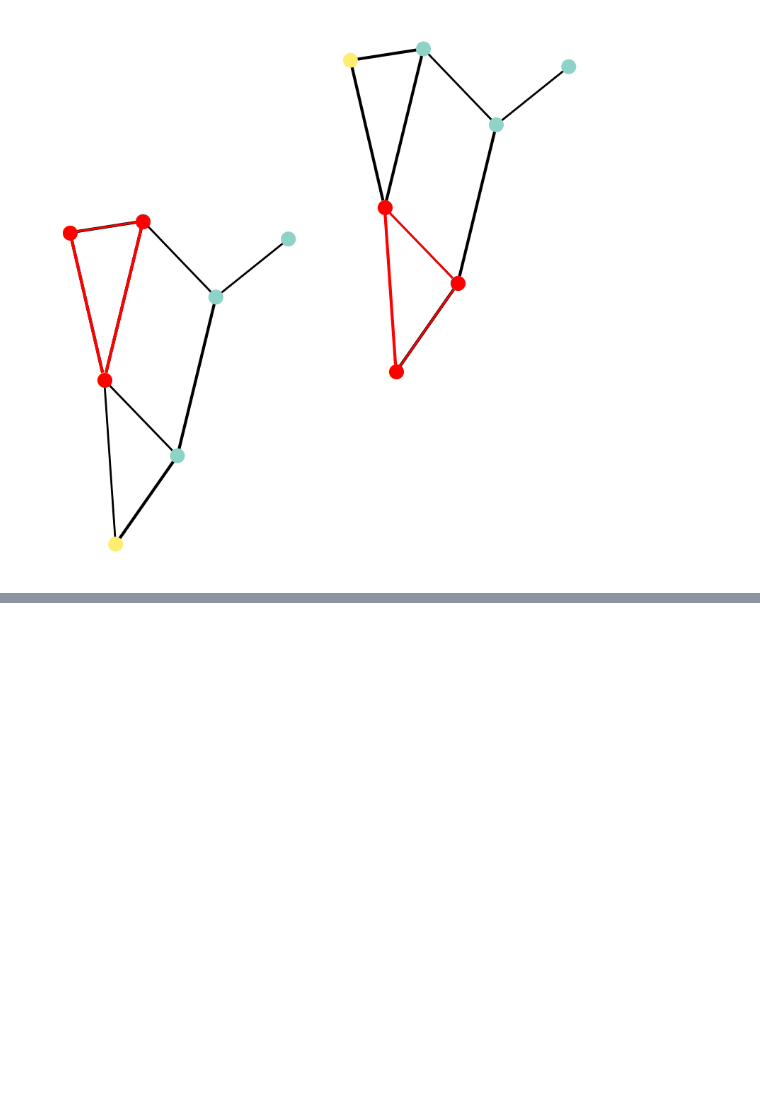
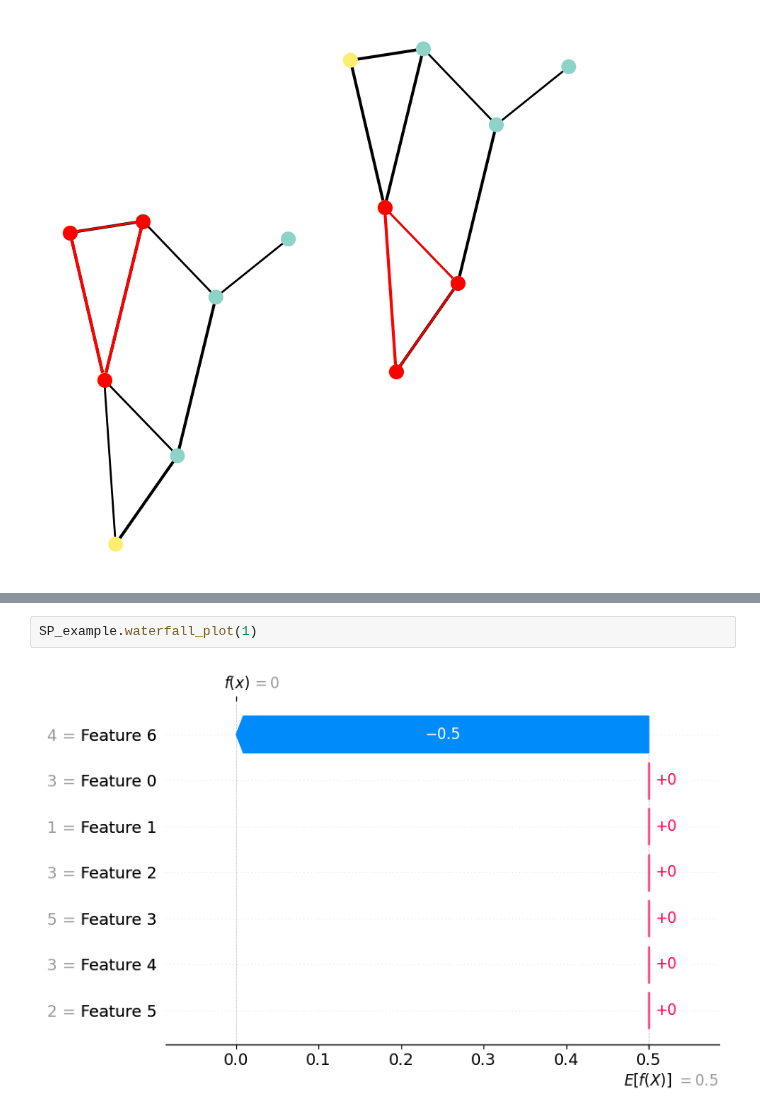
Before and after one commit to congrendai/MSc_Individual_Project, a Jupyter notebook: background.ipynb, the cells around one changed output, grey strips where cells are left out. Drawn from its saved outputs; the diff is of its cells as text; blank space fills up the shorter version.

```diff
--- a/background.ipynb
+++ b/background.ipynb
@@ -102,0 +110,4 @@ GL_example.highlight_features(1, 3, node_size=200)
+# %%
+SP_example.waterfall_plot(1)
+# %% [output]
+[figure, added]
```
Also changed, not shown: parts of 7 cells of this notebook, 8 other files.
